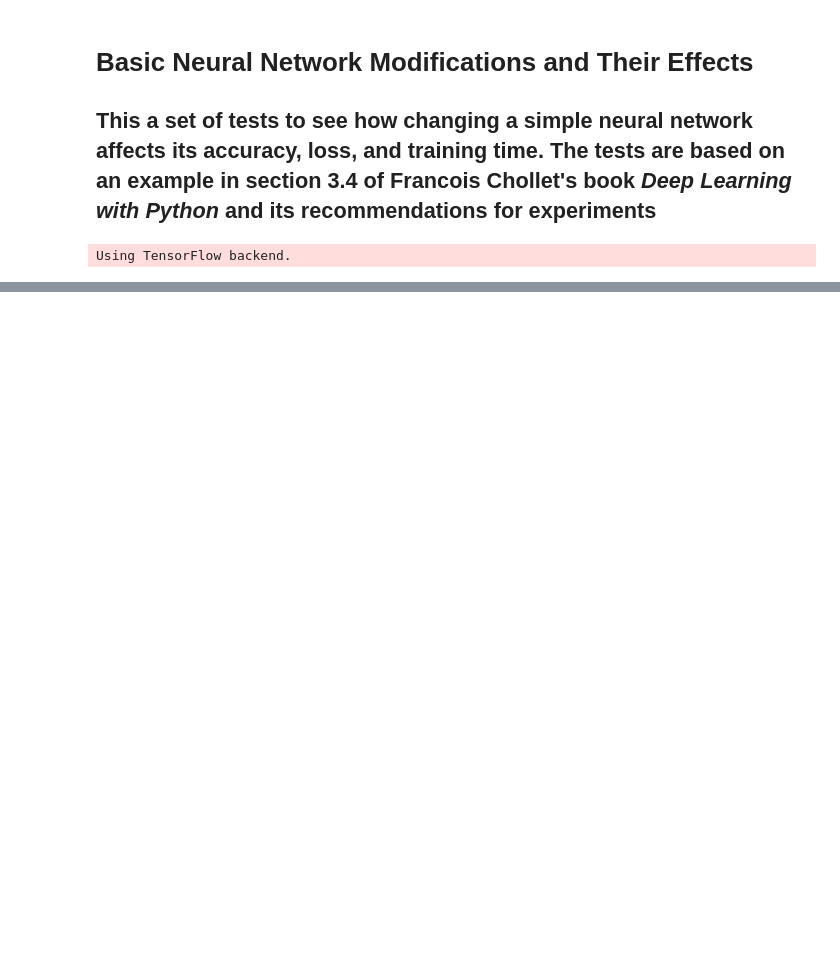
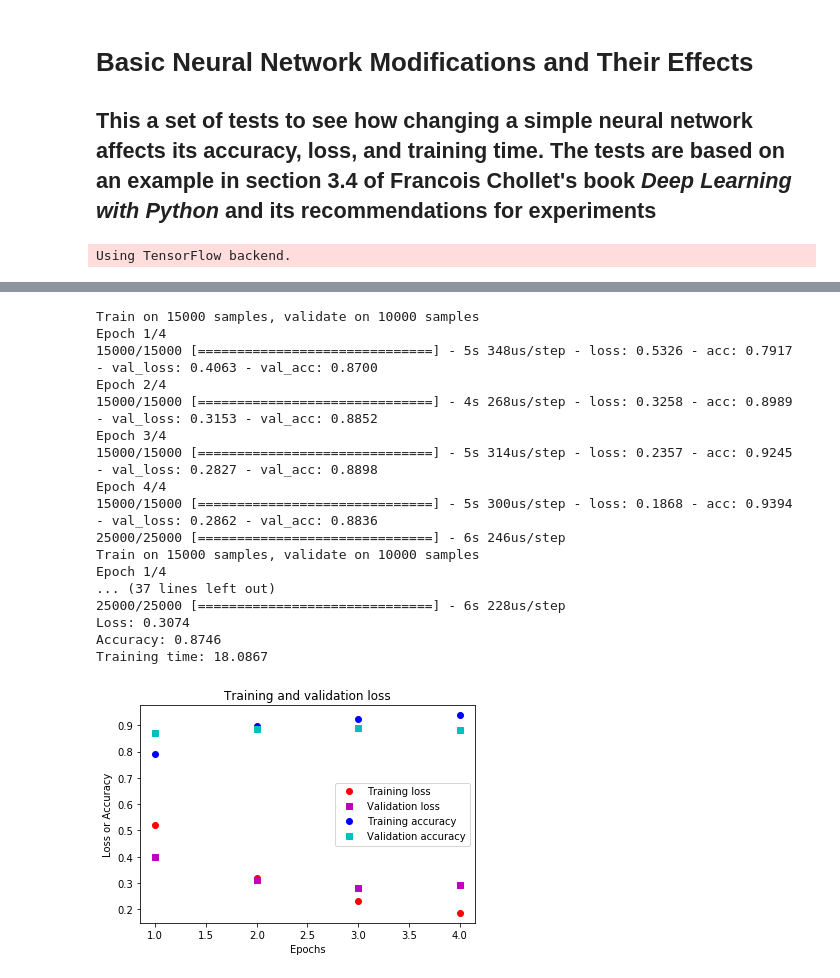
Before and after one commit to jfnaro/Deep-Learning-With-Python-Examples, a Jupyter notebook: BinaryClassificationOfMovieReviews.ipynb, the cells around one changed output, grey strips where cells are left out. Cells and saved outputs as stored; diff of their text form; code cells hidden in the pictures; blank space fills up the shorter version.

```diff
--- a/BinaryClassificationOfMovieReviews.ipynb
+++ b/BinaryClassificationOfMovieReviews.ipynb
@@ -396,0 +198,27 @@ print(test_accuracies)
+# %%
+for test_number in range(number_of_tests):
+    returned_dict = create_train_and_evaluate_model()
+    test_accuracies[example_number, test_number] = returned_dict['accuracy']
+    training_times[example_number, test_number] = returned_dict['time']
+
+example_number += 1
+graph_loss_and_accuracy(returned_dict)
+# %% [output]
+Train on 15000 samples, validate on 10000 samples
+Epoch 1/4
+15000/15000 [==============================] - 5s 348us/step - loss: 0.5326 - acc: 0.7917 - val_loss: 0.4063 - val_acc: 0.8700
+Epoch 2/4
+15000/15000 [==============================] - 4s 268us/step - loss: 0.3258 - acc: 0.8989 - val_loss: 0.3153 - val_acc: 0.8852
+Epoch 3/4
+15000/15000 [==============================] - 5s 314us/step - loss: 0.2357 - acc: 0.9245 - val_loss: 0.2827 - val_acc: 0.8898
+Epoch 4/4
+15000/15000 [==============================] - 5s 300us/step - loss: 0.1868 - acc: 0.9394 - val_loss: 0.2862 - val_acc: 0.8836
+25000/25000 [==============================] - 6s 246us/step
+Train on 15000 samples, validate on 10000 samples
+Epoch 1/4
+... (37 lines left out)
+25000/25000 [==============================] - 6s 228us/step
+Loss: 0.3074
+Accuracy: 0.8746
+Training time: 18.0867
+[figure, added]
```
Also changed, not shown: parts of 69 cells of this notebook.
